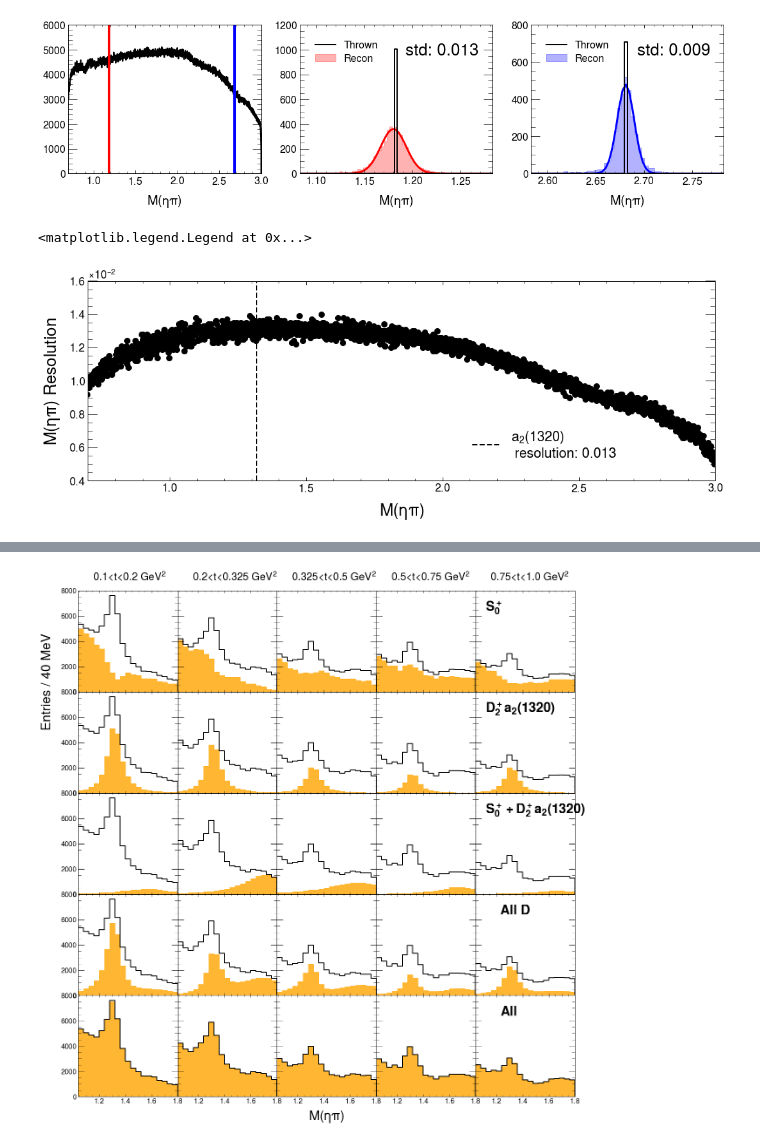
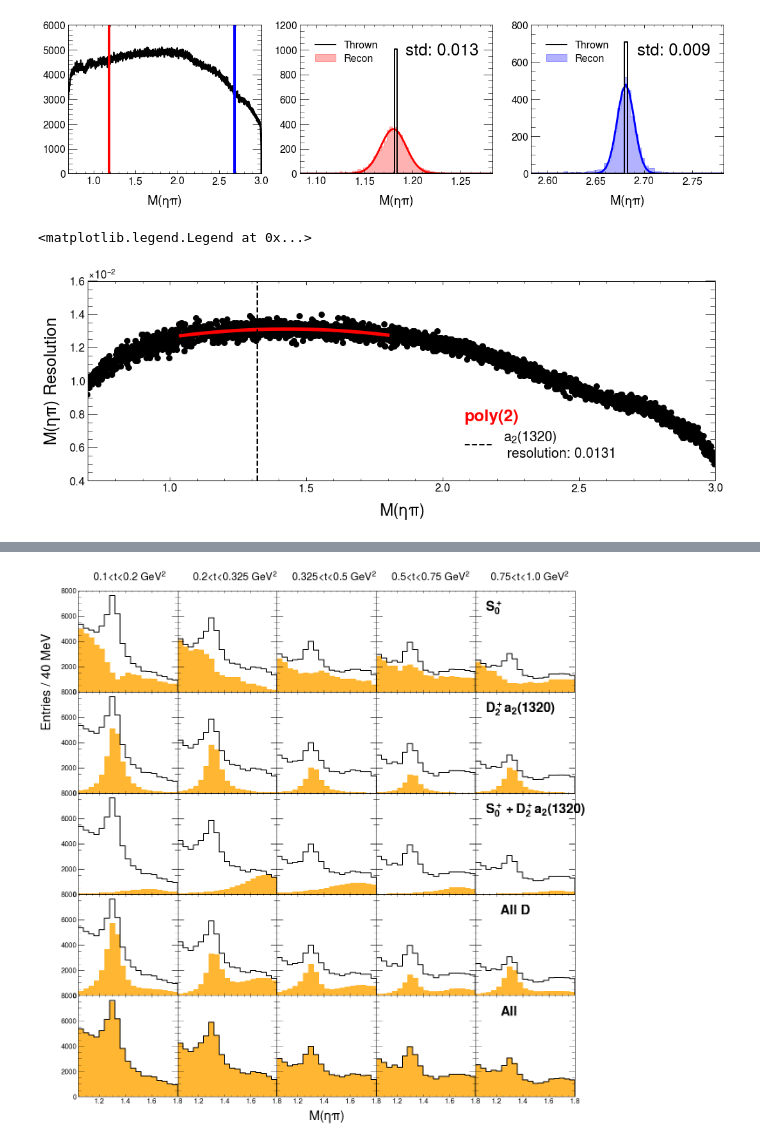
Before and after one commit to lan13005/EtaPi-Analysis, a Jupyter notebook: study_pwa/jupyter_plotting/plotter.ipynb, the cells around one changed output, grey strips where cells are left out. Drawn from its saved outputs; the diff is of its cells as text; code cells hidden in the pictures.

```diff
--- a/study_pwa/jupyter_plotting/plotter.ipynb
+++ b/study_pwa/jupyter_plotting/plotter.ipynb
@@ -1178,8 +1178,8 @@ def comparePerformance(f1,f2):
 # Basic Setup
 #################
 mi_lowMass=1.04
-mi_upMass=1.80
-mi_nbins=19
+mi_upMass=1.56 #1.80
+mi_nbins=13 #19
 mi_waveset="D-1-_D0+_D0-_D1+_D1-_D2+_S0+_S0-"
 mi_waveset_vec=mi_waveset.split("_")
 mi_waveset_vec=[rearrangeWaveNotation[ele] for ele in mi_waveset_vec]
@@ -1198,13 +1198,15 @@ tLabels=[f"0.1<t<0.2 $GeV^2$", f"0.2<t<0.325 $GeV^2$", f"0.325<t<0.5 $GeV^2$", f
 ## V0 - RESULTS SHOWN A LOT OF TIMES NOW
 # md_floc="/d/grid17/ln16/dselector_v3/study_pwa/jupyter_plotting/fitResults/"
 ## V1 - 5 converged fits per bin with Gaus constrained a2 and a2prime
-md_floc="/d/grid17/ln16/dselector_v3/study_pwa/mass_dependent_fits/v1/"
+# md_floc="/d/grid17/ln16/dselector_v3/study_pwa/mass_dependent_fits/v1/"
 ## V2 - 5 converged fits per bin with Gaus constrained a2. a2prime fixed to pdg values
 # md_floc="/d/grid17/ln16/dselector_v3/study_pwa/mass_dependent_fits/v2/"
 ## V3 - 5 converged fits per bin with Gaus constrained a2. a2prime fixed to pdg values. Fixed to 1.04 to 1.56 region
 # md_floc="/d/grid17/ln16/dselector_v3/study_pwa/mass_dependent_fits/v3/"
-## V3 - 5 converged fits per bin with Gaus constrained a2. a2prime fixed to pdg values. Fixed to 1.04 to 1.56 region. a2 BW width = mass resolution
+## V4 - 5 converged fits per bin with Gaus constrained a2. a2prime fixed to pdg values. Fixed to 1.04 to 1.56 region. a2 BW width = wrong mass resolution 27 MeV
 # md_floc="/d/grid17/ln16/dselector_v3/study_pwa/mass_dependent_fits/v4/"
+## V5 - 5 converged fits per bin with Gaus constrained a2. a2prime fixed to pdg values. Fixed to 1.04 to 1.56 region. a2 BW width = mass resolution 13 MeV
+md_floc="/d/grid17/ln16/dselector_v3/study_pwa/mass_dependent_fits/v5/"
 
 
 #######################
@@ -1597,26 +1651,28 @@ resolution=resolution[~np.isnan(resolution)]
 # %%
 from scipy.optimize import curve_fit
 
-def func(x, a, b, c, d):
-    return a+b*np.log(c*x+d)
+def func(x, a, b, c):
+    return a+b*x+c*x**2
 
 fig,axes=plt.subplots(1,1,figsize=(16,5))
 
 axes.scatter(centers,resolution,c='black')
 axes.set_xlim(0.7,3)
 
 r=resolution[(centers>1.04)&(centers<1.80)]
 x=centers[(centers>1.04)&(centers<1.80)]
 
-# popt, pcov = curve_fit(func, x, r, p0=(0.025,0.009,1.379,0.384))
-# a,b,c,d,=popt
-# axes.plot(x, func(x, *popt), 'r-', linewidth=5)
-# axes.text(0.6,0.3,f"{a:0.3f}+{b:0.3f}log({c:0.3f}x{d:0.3f})",transform=axes.transAxes,size=24,c='red',weight="bold")
+popt, pcov = curve_fit(func, x, r, p0=(1.0,0,0))
+a,b,c=popt
+axes.plot(x, func(x, *popt), 'r-', linewidth=5)
+axes.text(0.6,0.3,f"poly(2)",transform=axes.transAxes,size=24,c='red',weight="bold")
 
 axes.set_xlabel(r"$M(\eta\pi)$",size=24)
 axes.set_ylabel("$M(\eta\pi)$ Resolution",size=24)
-axes.axvline(1.317,c='black',linestyle='--', label=f"$a_2(1320)$\n resolution: {func(1.317,*popt):0.3f}")
+mass_pt=1.32
+nearest_resolution=resolution[np.argmin(abs(centers-mass_pt))]
+axes.axvline(mass_pt,c='black',linestyle='--', label=f"$a_2(1320)$\n resolution: {func(mass_pt, *popt):0.4f}")
 axes.legend(prop={"size":20},loc=4,bbox_to_anchor=(0.875,0))
 # %% [output]
 <matplotlib.legend.Legend at 0x...>
-[figure, old version]
+[figure, new version]
```
Also changed, not shown: parts of 21 cells of this notebook, 11 other files.
